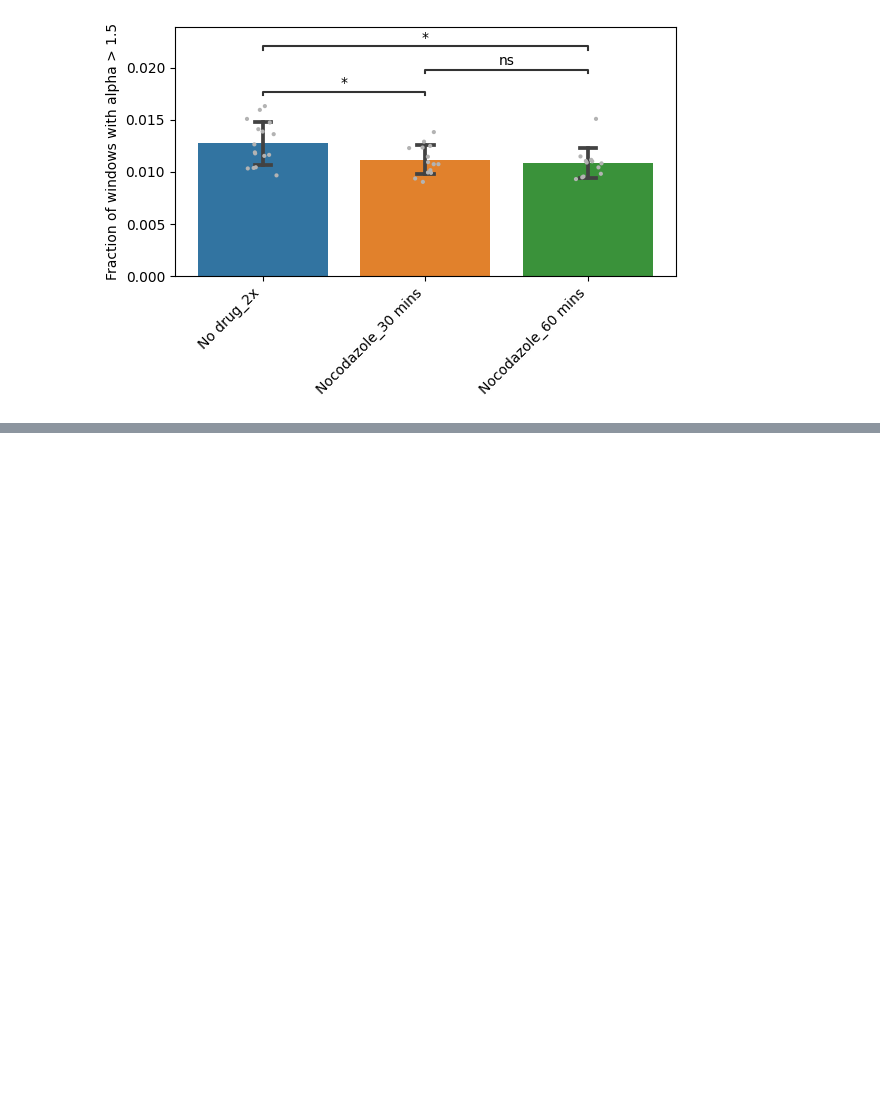
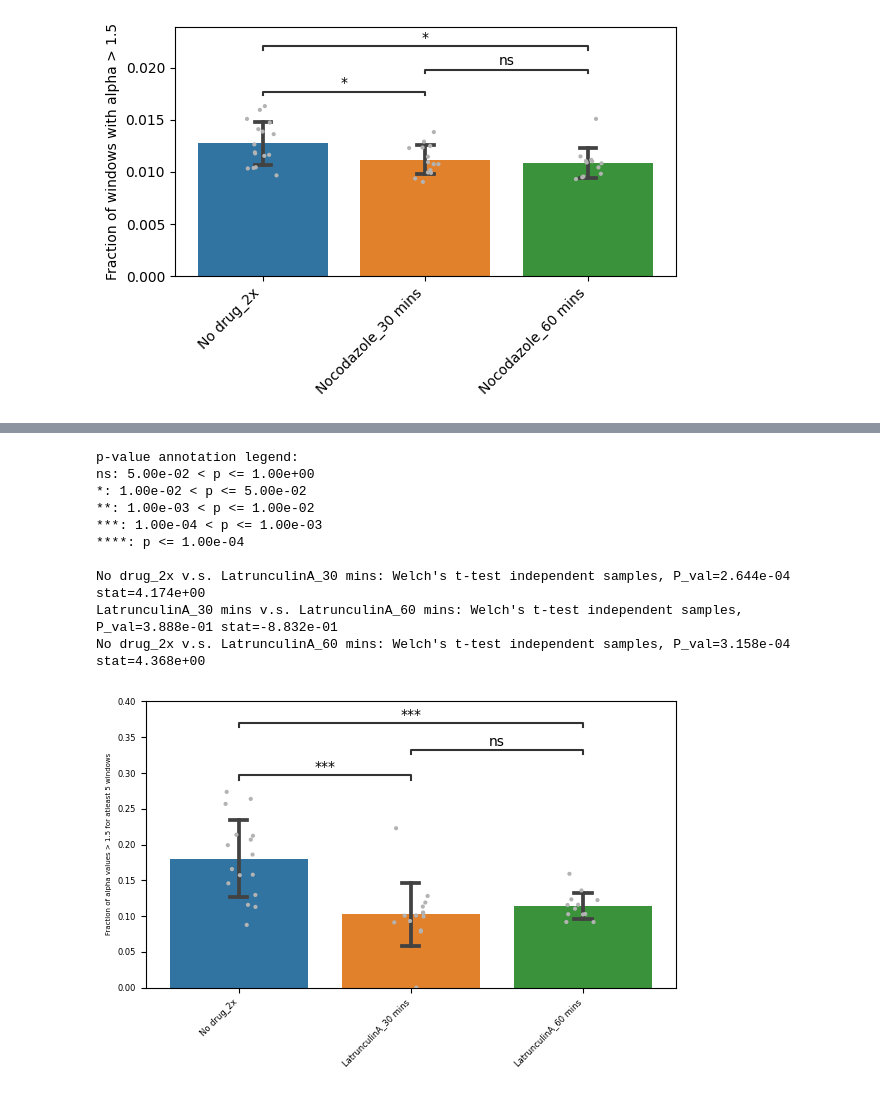
Before and after one commit to walterlab-um/Hyperosmotic_Confinement-Jump, a Jupyter notebook: plots/jupyter_running window_alpha.ipynb, the cells around one changed output, grey strips where cells are left out. Drawn from its saved outputs; the diff is of its cells as text; code cells hidden in the pictures; blank space fills up the shorter version.

```diff
--- a/plots/jupyter_running window_alpha.ipynb
+++ b/plots/jupyter_running window_alpha.ipynb
@@ -154,0 +159,5 @@ No drug_2x v.s. Nocodazole_60 mins: Welch's t-test independent samples, P_val=1.
+# %%
+# Define the function to calculate the fraction of trajectories meeting the condition
+def calculate_fraction_of_trajectories(df, alpha_threshold=1.5, min_windows=5):
+    counts = df[df['alpha'] > alpha_threshold].groupby('TRACK_ID')['alpha'].count()
+    return (counts >= min_windows).mean()
@@ -154,0 +178,50 @@ No drug_2x v.s. Nocodazole_60 mins: Welch's t-test independent samples, P_val=1.
+# %%
+# Calculate the fraction for all the selected files for each condition
+fractions_1 = {file: calculate_fraction_of_trajectories(pd.read_csv(file)) for file in csv_files_1}
+fractions_2 = {file: calculate_fraction_of_trajectories(pd.read_csv(file)) for file in csv_files_2}
+fractions_3 = {file: calculate_fraction_of_trajectories(pd.read_csv(file)) for file in csv_files_3}
+# %%
+# Create DataFrames for the calculated fractions and assign labels
+fractions_df1 = pd.DataFrame(list(fractions_1.items()), columns=["filename", "fraction_alpha"])
+fractions_df1["label"] = "No drug_2x"
+
+fractions_df2 = pd.DataFrame(list(fractions_2.items()), columns=["filename", "fraction_alpha"])
+fractions_df2["label"] = "LatrunculinA_30 mins"
+
+fractions_df3 = pd.DataFrame(list(fractions_3.items()), columns=["filename", "fraction_alpha"])
+fractions_df3["label"] = "LatrunculinA_60 mins"
+# %%
+# Concatenate the dataframes into a single dataframe and save as CSV
+data = pd.concat([fractions_df1, fractions_df2, fractions_df3], ignore_index=True)
+save_path = r"Z:\Bisal_Halder_turbo\PROCESSED_DATA\Trial_analysis"
+csv_file_path = os.path.join(save_path, "fraction_trajectories_latA_alpha gt 1.5_atleast for 5 windows.csv")
+data.to_csv(csv_file_path, index=False)
+# %%
+# Plotting
+plt.figure(figsize=(6, 4),)
+ax = sns.barplot(data=data, x="label", y="fraction_alpha", ci='sd', capsize=0.1, estimator=np.mean)
+sns.stripplot(data=data, x="label", y="fraction_alpha", color="0.7", size=3)
+
+# Add statistical annotations
+box_pairs = [("No drug_2x", "LatrunculinA_30 mins"), ("No drug_2x", "LatrunculinA_60 mins"), ("LatrunculinA_30 mins", "LatrunculinA_60 mins")]
+test_stats = add_stat_annotation(ax, data=data, x="label", y="fraction_alpha", box_pairs=box_pairs, test="t-test_welch", comparisons_correction=None, text_format="star", loc="inside", verbose=2)
+
+plt.xticks(rotation=45, ha="right", fontsize=6)
+plt.yticks(fontsize=6)
+plt.ylabel("Fraction of alpha values > 1.5 for atleast 5 windows", fontsize=5)
+plt.xlabel("")
+plt.ylim(0, None)
+plt.tight_layout()
+plt.show()
+# %% [output]
+p-value annotation legend:
+ns: 5.00e-02 < p <= 1.00e+00
+*: 1.00e-02 < p <= 5.00e-02
+**: 1.00e-03 < p <= 1.00e-02
+***: 1.00e-04 < p <= 1.00e-03
+****: p <= 1.00e-04
+
+No drug_2x v.s. LatrunculinA_30 mins: Welch's t-test independent samples, P_val=2.644e-04 stat=4.174e+00
+LatrunculinA_30 mins v.s. LatrunculinA_60 mins: Welch's t-test independent samples, P_val=3.888e-01 stat=-8.832e-01
+No drug_2x v.s. LatrunculinA_60 mins: Welch's t-test independent samples, P_val=3.158e-04 stat=4.368e+00
+[figure, added]
```
Also changed, not shown: parts of 11 cells of this notebook.
